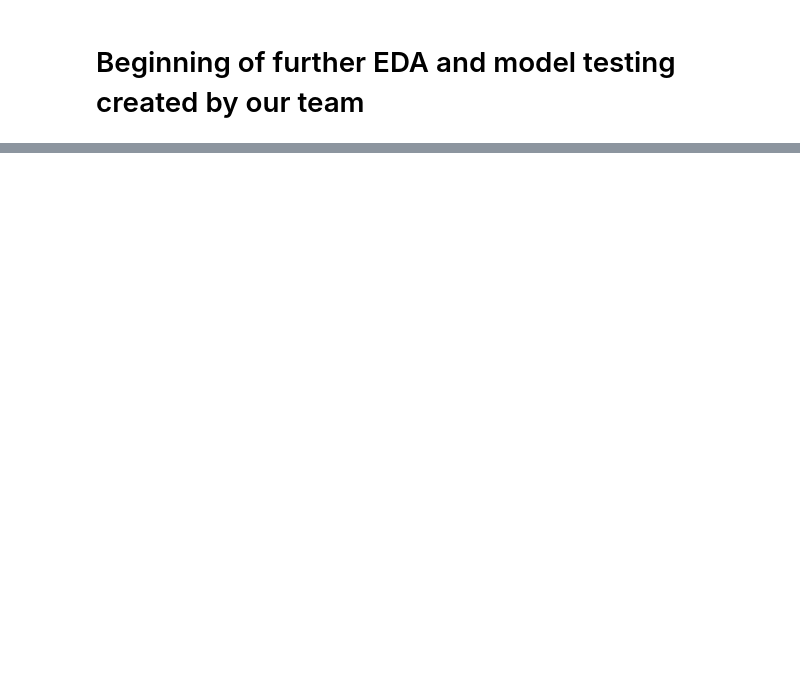
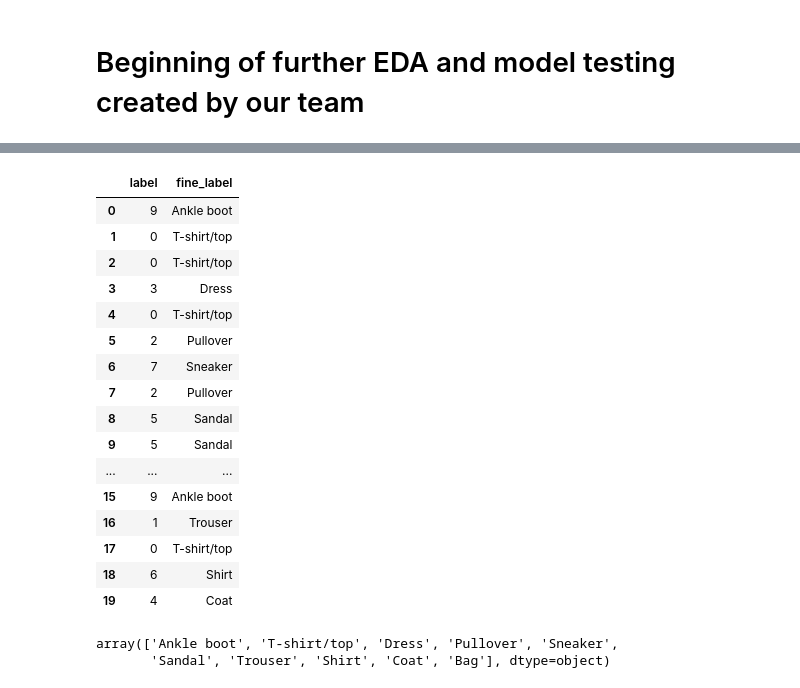
Before and after one commit to rickfontenot/HNN-Capstone, a Jupyter notebook: code/EDA_Rick.ipynb, the cells around one changed output, grey strips where cells are left out. Drawn from its saved outputs; the diff is of its cells as text; code cells hidden in the pictures; blank space fills up the shorter version.

```diff
--- a/code/EDA_Rick.ipynb
+++ b/code/EDA_Rick.ipynb
@@ -356,0 +366,42 @@ And the model predicts a label as expected.
+# %%
+import pandas as pd
+
+training_df = pd.DataFrame(train_labels)
+training_df = training_df.rename(columns={training_df.columns[0]: 'label'})
+
+def replace_all(text, dic):
+    for i, j in dic.items():
+        text = text.replace(i, j)
+    return text
+
+class_names = ['T-shirt/top', 'Trouser', 'Pullover', 'Dress', 'Coat',
+               'Sandal', 'Shirt', 'Sneaker', 'Bag', 'Ankle boot']
+
+d = { 0: 'T-shirt/top', 1: 'Trouser', 2: 'Pullover', 3: 'Dress', 4: 'Coat', 5: 'Sandal', 6: 'Shirt', 7: 'Sneaker', 8: 'Bag', 9: 'Ankle boot'}
+
+training_df['fine_label'] = replace_all(training_df['label'], d)
+
+training_df.head(20)
+# %% [output]
+|  | label | fine_label |
+| 0 | 9 | Ankle boot |
+| 1 | 0 | T-shirt/top |
+| 2 | 0 | T-shirt/top |
+| 3 | 3 | Dress |
+| 4 | 0 | T-shirt/top |
+| 5 | 2 | Pullover |
+| 6 | 7 | Sneaker |
+| 7 | 2 | Pullover |
+| 8 | 5 | Sandal |
+| 9 | 5 | Sandal |
+| ... | ... | ... |
+| 15 | 9 | Ankle boot |
+| 16 | 1 | Trouser |
+| 17 | 0 | T-shirt/top |
+| 18 | 6 | Shirt |
+| 19 | 4 | Coat |
+# %%
+training_df.fine_label.unique()
+# %% [output]
+array(['Ankle boot', 'T-shirt/top', 'Dress', 'Pullover', 'Sneaker',
+       'Sandal', 'Trouser', 'Shirt', 'Coat', 'Bag'], dtype=object)
```
Also changed, not shown: parts of 36 cells of this notebook.
